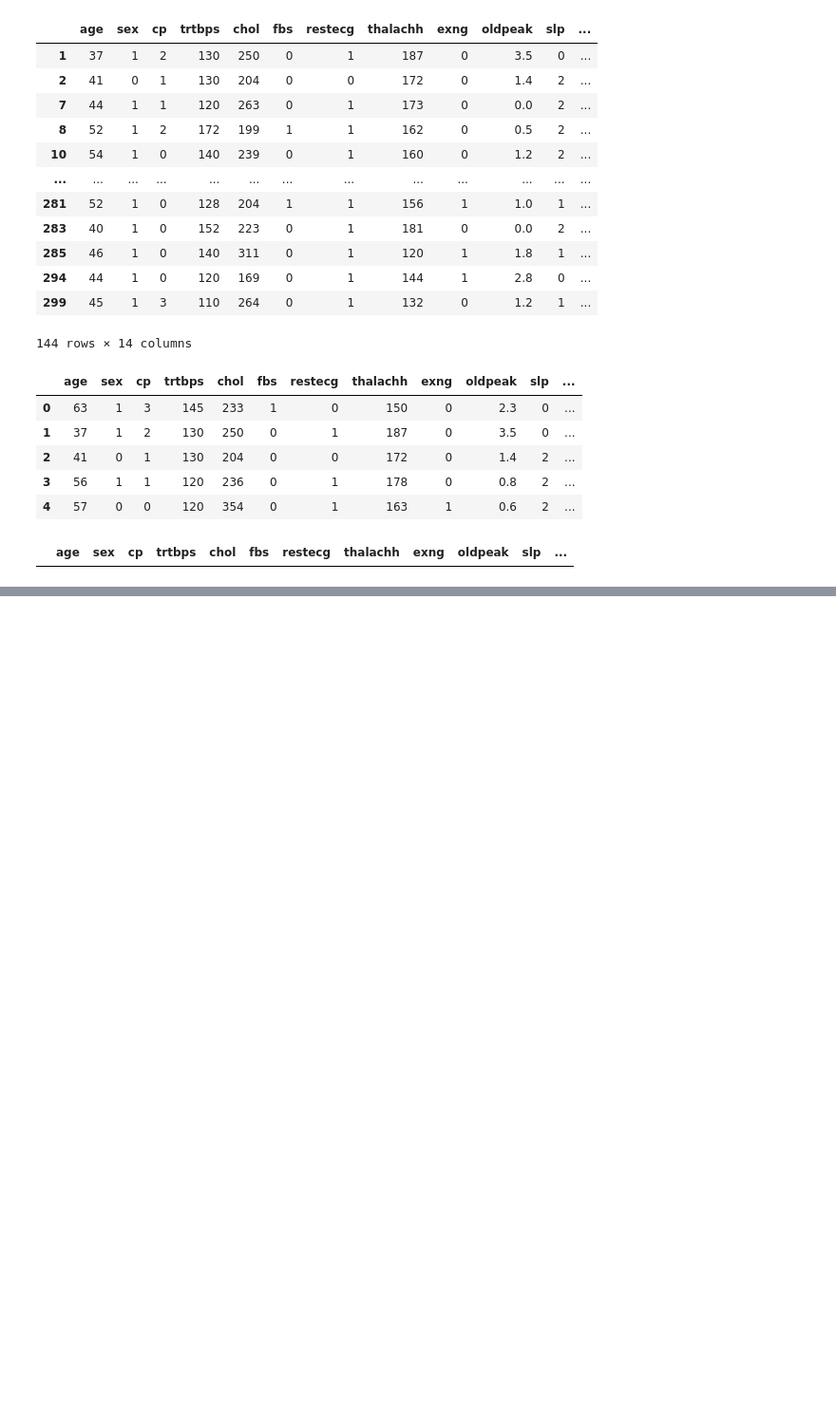
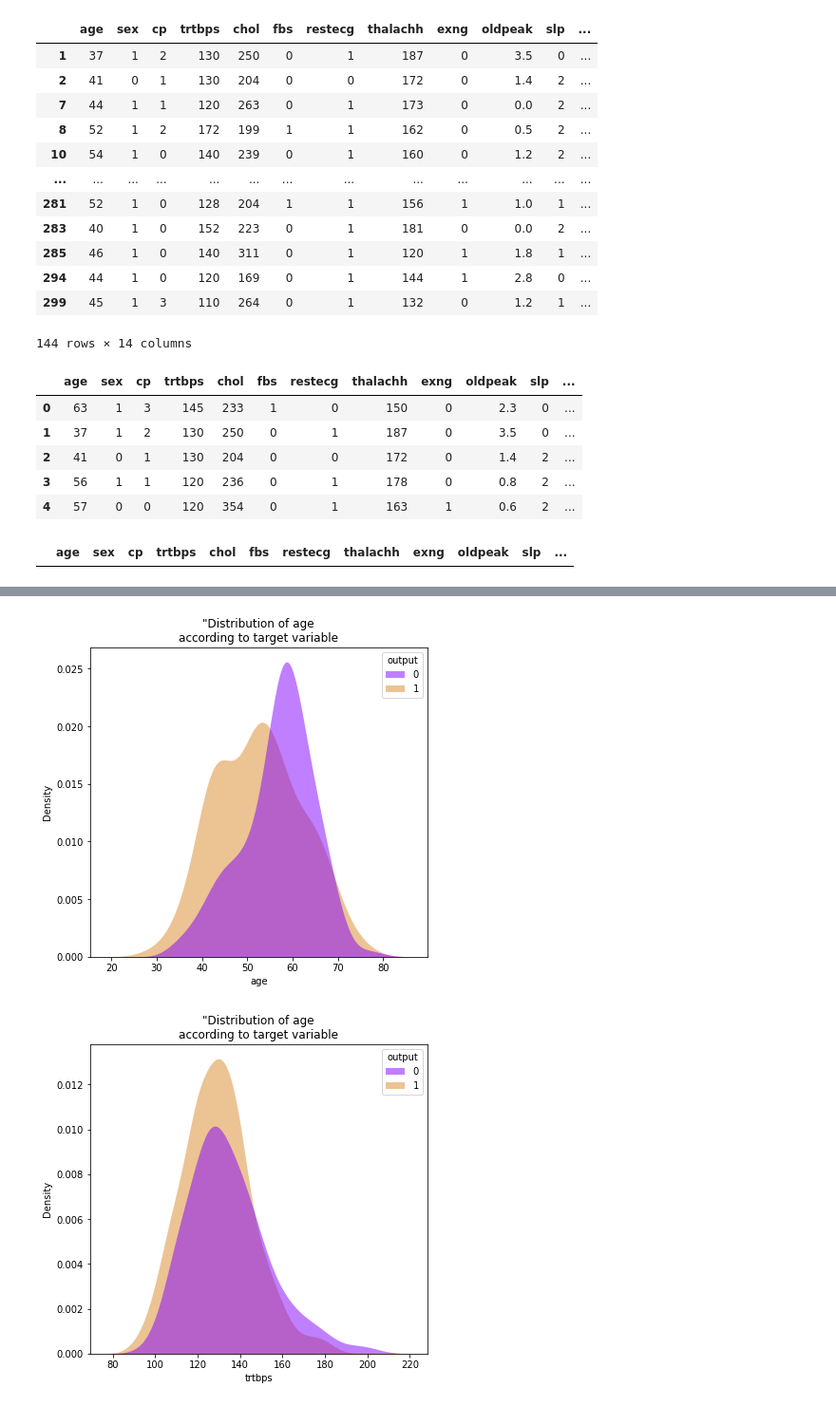
Before and after one commit to sandipthapa543/Pandas_Heartattack, a Jupyter notebook: Pandas_Data.ipynb, the cells around one changed output, grey strips where cells are left out. Shown at 95% size. Cells and saved outputs as stored; diff of their text form; code cells hidden in the pictures; blank space fills up the shorter version.

```diff
--- a/Pandas_Data.ipynb
+++ b/Pandas_Data.ipynb
@@ -253,0 +264,10 @@ df_outlier
+# %%
+for num in numerical_data:
+    plt.figure(figsize=(14,6))
+    plt.subplot(121)
+    sns.kdeplot(x=num ,hue='output',data=df,fill=True,palette=["#8000ff","#da8829"], alpha=.5, linewidth=0)
+    plt.title('"Distribution of age\naccording to target variable')
+    plt.show()
+# %% [output]
+[figure, added]
+[figure, added]
```
Also changed, not shown: parts of 3 cells of this notebook.
